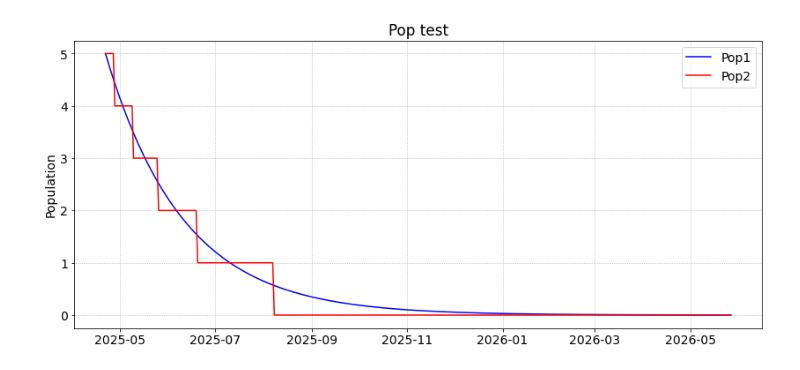
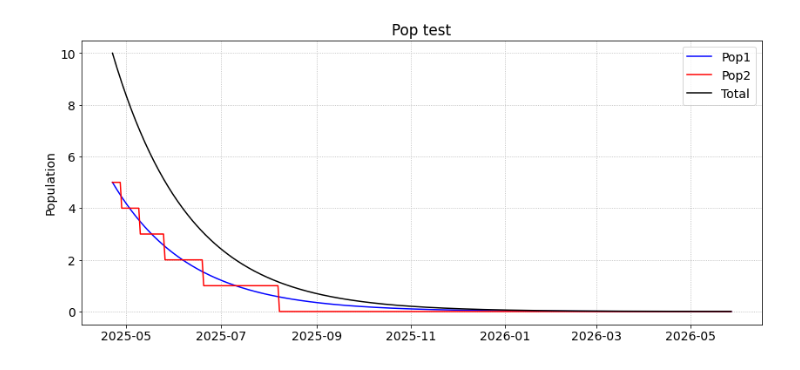
Before and after one commit to DND-DRDC-RDDC/OS_PyCoMod, a Jupyter notebook: test.ipynb, the cells around one changed output. Drawn from its saved outputs; the diff is of its cells as text; code cells hidden in the pictures.

```diff
--- a/test.ipynb
+++ b/test.ipynb
@@ -34,10 +34,10 @@ mgr.run(m2, duration=400, label='My run')
 # %%
 plt = pcm.Plotter(title='Pop test', ylabel='Population', fontsize=14)
 plt.plot(mgr['My run'], 'P1', color='blue', label='Pop1')
 plt.plot(mgr['My run'], 'P2', color='red', label='Pop2')
-#plt.plot(mgr['My run'], 'N', color='black', label='Total')
+plt.plot(mgr['My run'], 'N', color='black', label='Total')
 # %% [output]
-[figure, old version]
+[figure, new version]
 # %%
 class bigmodel(pcm.Model):
     def build(self):
```
Also changed, not shown: 1 other file.
